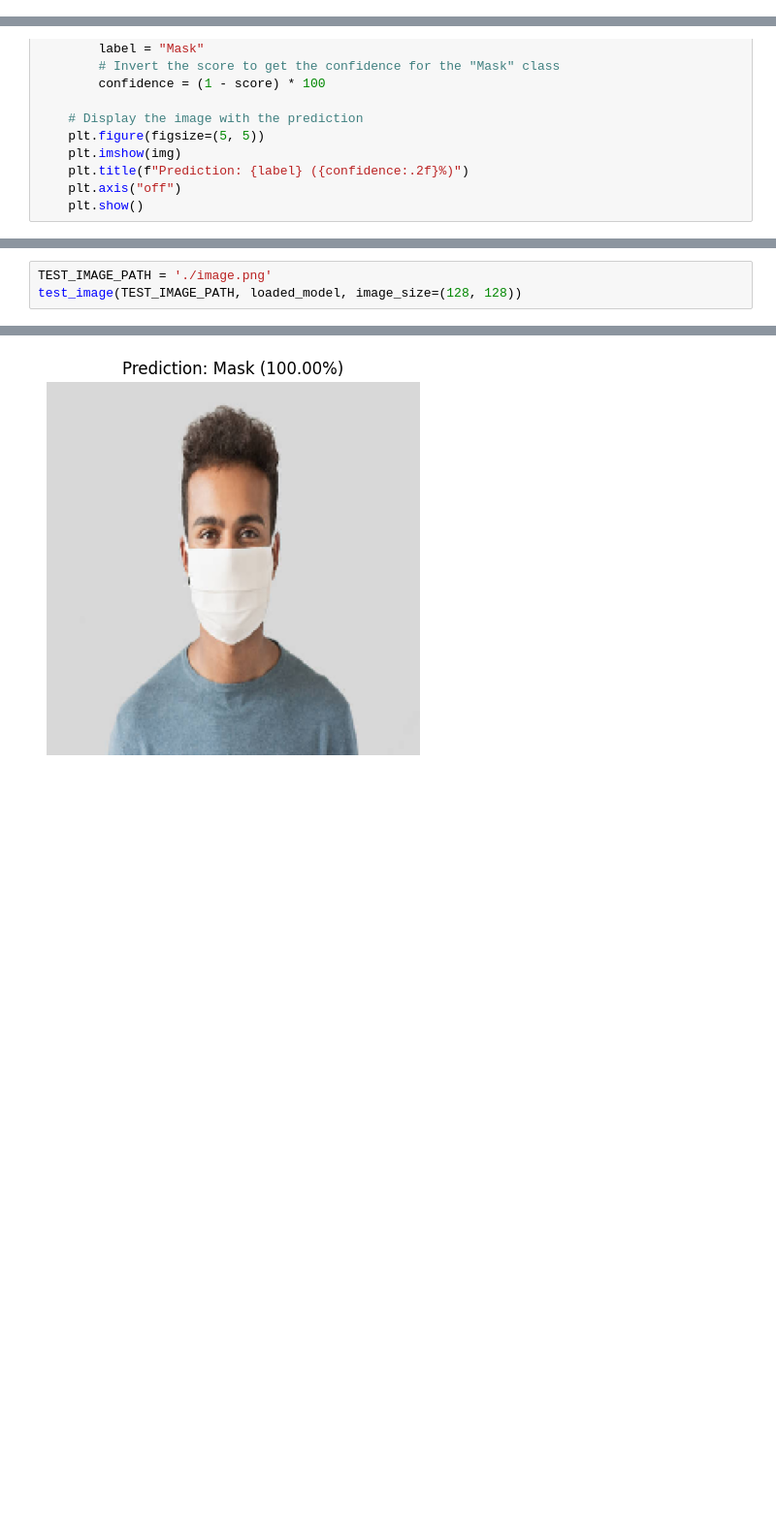
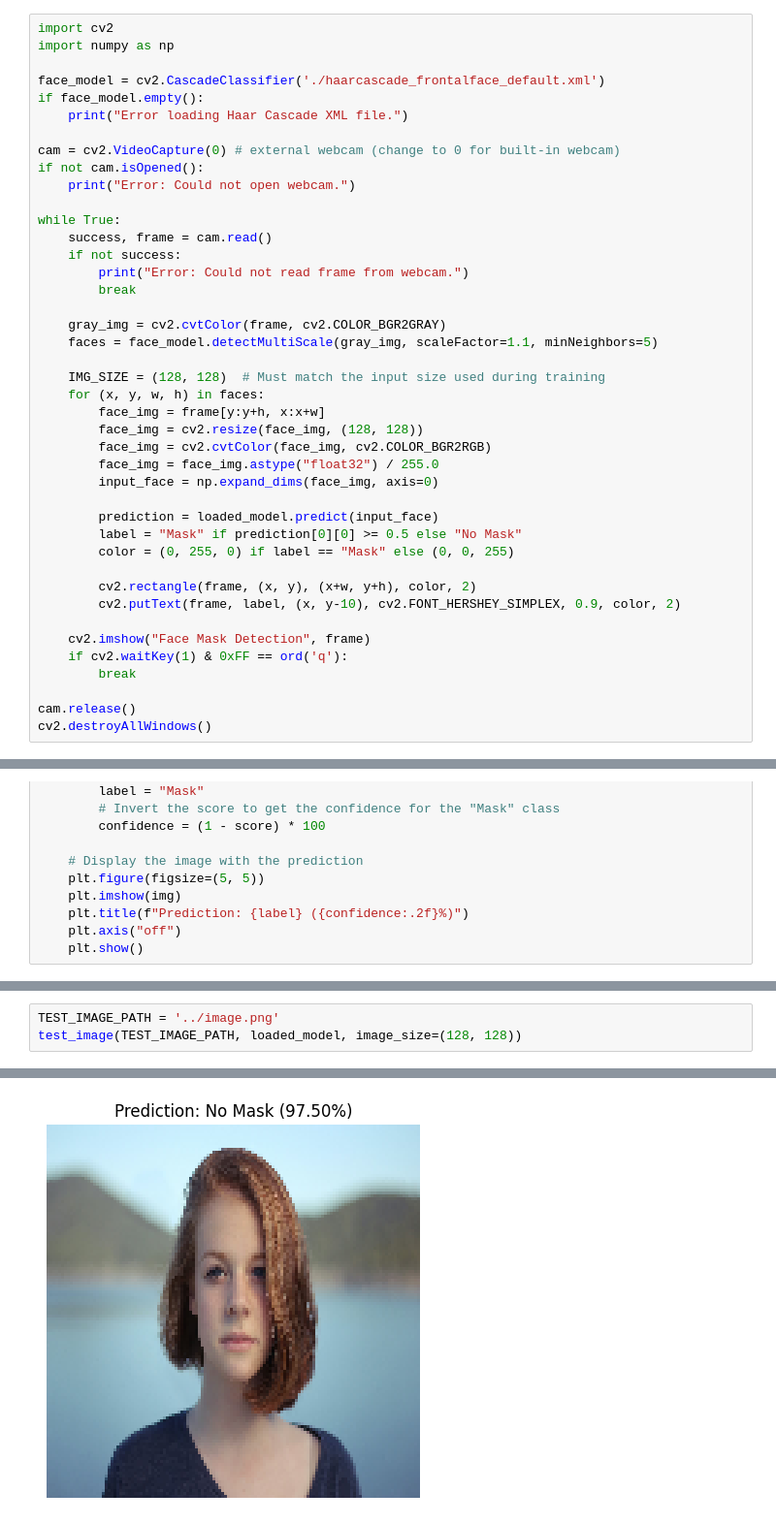
Before and after one commit to ismailfaridi/Face-Mask-Detection-System, a Jupyter notebook: Documentation/Prototype.ipynb, the cells around one changed output, grey strips where cells are left out. Shown at 97% size. Drawn from its saved outputs; the diff is of its cells as text; blank space fills up the shorter version.

Commit message:
model issues

```diff
--- a/Documentation/Prototype.ipynb
+++ b/Documentation/Prototype.ipynb
@@ -271,0 +259,42 @@ Model: "sequential_2"
+# %%
+import cv2
+import numpy as np
+
+face_model = cv2.CascadeClassifier('./haarcascade_frontalface_default.xml')
+if face_model.empty():
+    print("Error loading Haar Cascade XML file.")
+
+cam = cv2.VideoCapture(0) # external webcam (change to 0 for built-in webcam)
+if not cam.isOpened():
+    print("Error: Could not open webcam.")
+
+while True:
+    success, frame = cam.read()
+    if not success:
+        print("Error: Could not read frame from webcam.")
+        break
+
+    gray_img = cv2.cvtColor(frame, cv2.COLOR_BGR2GRAY)
+    faces = face_model.detectMultiScale(gray_img, scaleFactor=1.1, minNeighbors=5)
+
+    IMG_SIZE = (128, 128)  # Must match the input size used during training
+    for (x, y, w, h) in faces:
+        face_img = frame[y:y+h, x:x+w]
+        face_img = cv2.resize(face_img, (128, 128))
+        face_img = cv2.cvtColor(face_img, cv2.COLOR_BGR2RGB)
+        face_img = face_img.astype("float32") / 255.0
+        input_face = np.expand_dims(face_img, axis=0)
+
+        prediction = loaded_model.predict(input_face)
+        label = "Mask" if prediction[0][0] >= 0.5 else "No Mask"
+        color = (0, 255, 0) if label == "Mask" else (0, 0, 255)
+
+        cv2.rectangle(frame, (x, y), (x+w, y+h), color, 2)
+        cv2.putText(frame, label, (x, y-10), cv2.FONT_HERSHEY_SIMPLEX, 0.9, color, 2)
+
+    cv2.imshow("Face Mask Detection", frame)
+    if cv2.waitKey(1) & 0xFF == ord('q'):
+        break
+
+cam.release()
+cv2.destroyAllWindows()
@@ -307,4 +356,4 @@ def test_image(image_path, model, image_size=(128, 128)):
 # %%
-TEST_IMAGE_PATH = './image.png'
+TEST_IMAGE_PATH = '../image.png'
 test_image(TEST_IMAGE_PATH, loaded_model, image_size=(128, 128))
 # %% [output]
@@ -312 +361 @@ test_image(TEST_IMAGE_PATH, loaded_model, image_size=(128, 128))
-[figure, old version]
+[figure, new version]
```
Also changed, not shown: parts of 8 cells of this notebook, 2 other files.
